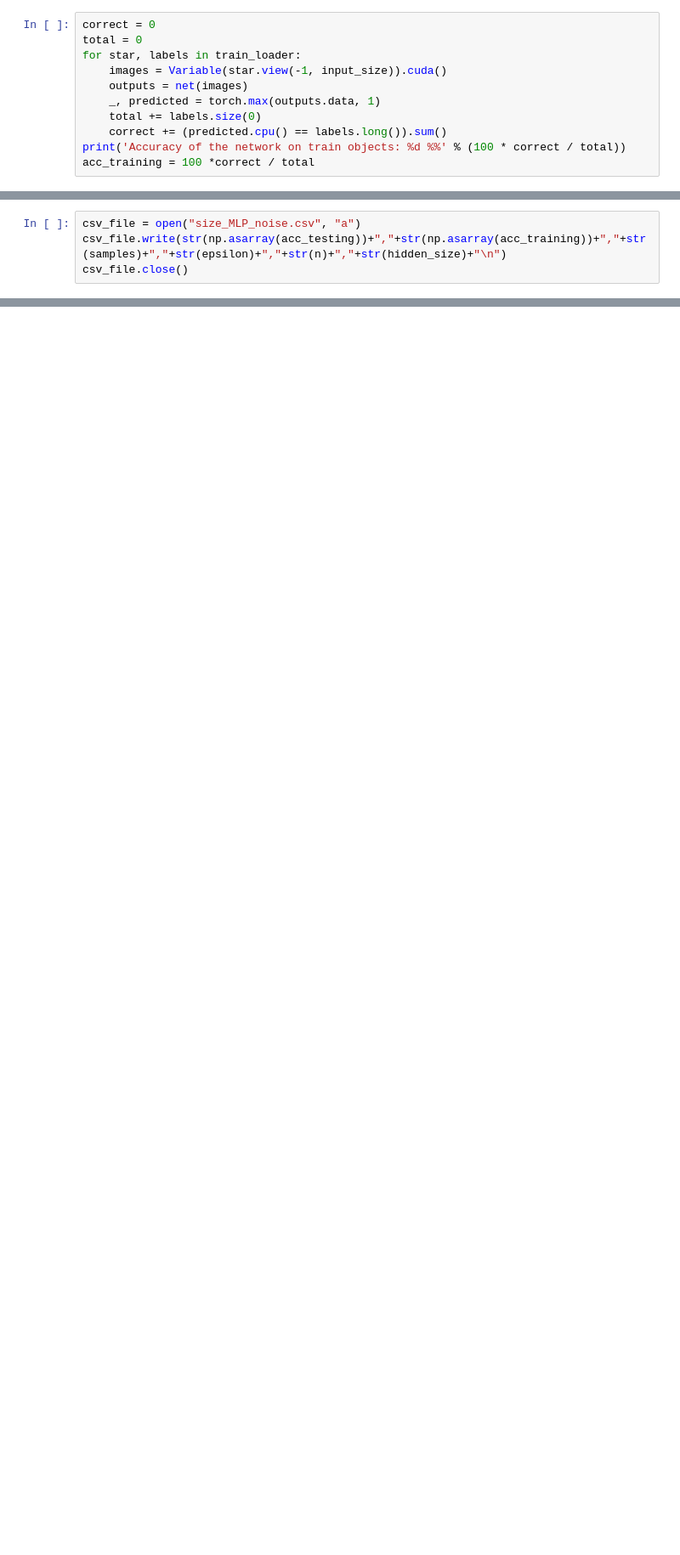
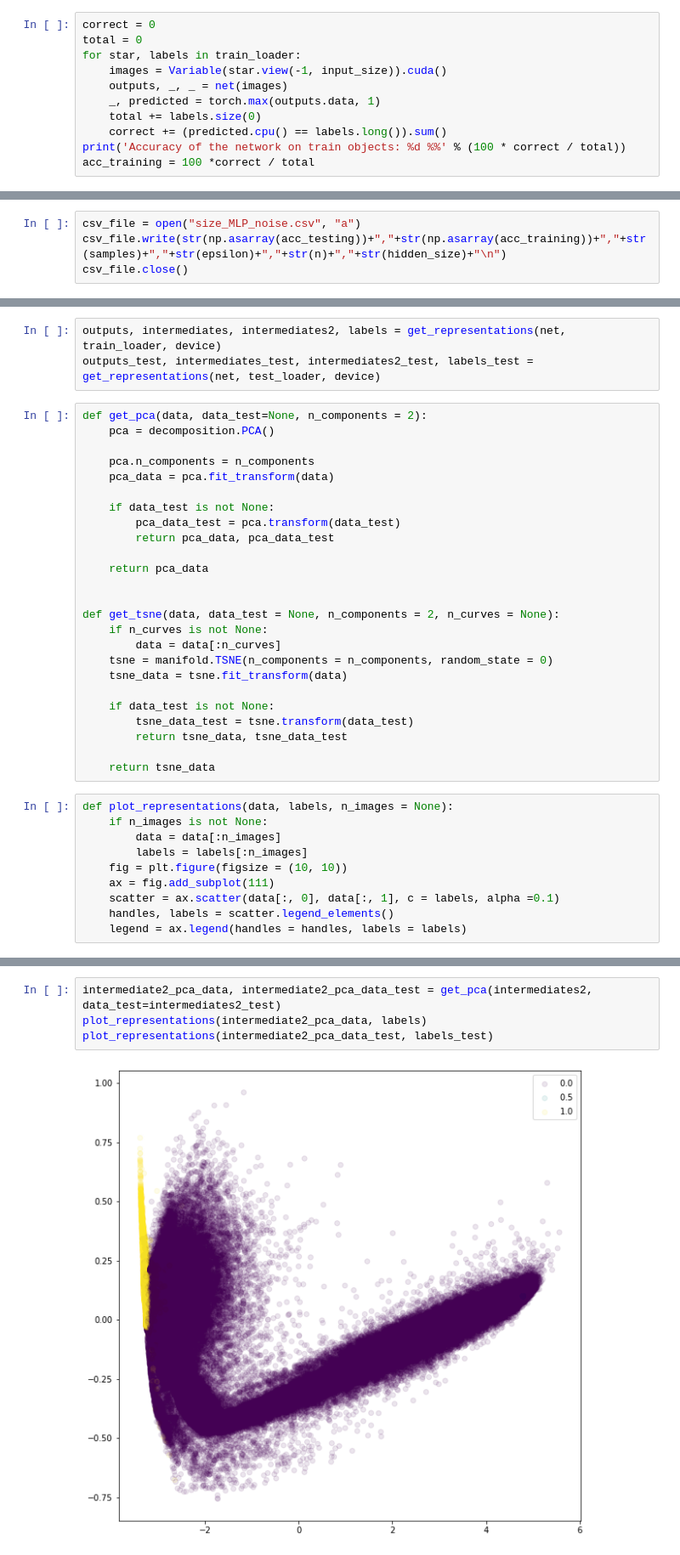
Before and after one commit to frperezgalarce/vs_mlp, a Jupyter notebook: MLP-regularizer_binary.ipynb, the cells around one changed output, grey strips where cells are left out. Shown at 85% size. Cells and saved outputs as stored; diff of their text form; blank space fills up the shorter version.

```diff
--- a/MLP-regularizer_binary.ipynb
+++ b/MLP-regularizer_binary.ipynb
@@ -356,7 +382,7 @@ correct = 0
 total = 0
 for star, labels in train_loader:
     images = Variable(star.view(-1, input_size)).cuda()
-    outputs = net(images)
+    outputs, _, _ = net(images)
     _, predicted = torch.max(outputs.data, 1)
     total += labels.size(0)
     correct += (predicted.cpu() == labels.long()).sum()
@@ -386,0 +450,38 @@ csv_file.close()
+# %%
+outputs, intermediates, intermediates2, labels = get_representations(net, train_loader, device)
+outputs_test, intermediates_test, intermediates2_test, labels_test = get_representations(net, test_loader, device)
+# %%
+def get_pca(data, data_test=None, n_components = 2):
+    pca = decomposition.PCA()
+
+    pca.n_components = n_components
+    pca_data = pca.fit_transform(data)
+
+    if data_test is not None:
+        pca_data_test = pca.transform(data_test)
+        return pca_data, pca_data_test
+
+    return pca_data
+
+
+def get_tsne(data, data_test = None, n_components = 2, n_curves = None):
+    if n_curves is not None:
+        data = data[:n_curves]
+    tsne = manifold.TSNE(n_components = n_components, random_state = 0)
+    tsne_data = tsne.fit_transform(data)
+
+    if data_test is not None:
+        tsne_data_test = tsne.transform(data_test)
+        return tsne_data, tsne_data_test
+
+    return tsne_data
+# %%
+def plot_representations(data, labels, n_images = None):
+    if n_images is not None:
+        data = data[:n_images]
+        labels = labels[:n_images]
+    fig = plt.figure(figsize = (10, 10))
+    ax = fig.add_subplot(111)
+    scatter = ax.scatter(data[:, 0], data[:, 1], c = labels, alpha =0.1)
+    handles, labels = scatter.legend_elements()
+    legend = ax.legend(handles = handles, labels = labels)
@@ -386,0 +497,6 @@ csv_file.close()
+# %%
+intermediate2_pca_data, intermediate2_pca_data_test = get_pca(intermediates2, data_test=intermediates2_test)
+plot_representations(intermediate2_pca_data, labels)
+plot_representations(intermediate2_pca_data_test, labels_test)
+# %% [output]
+[figure, added]
```
Also changed, not shown: parts of 40 cells of this notebook, 10 other files.
